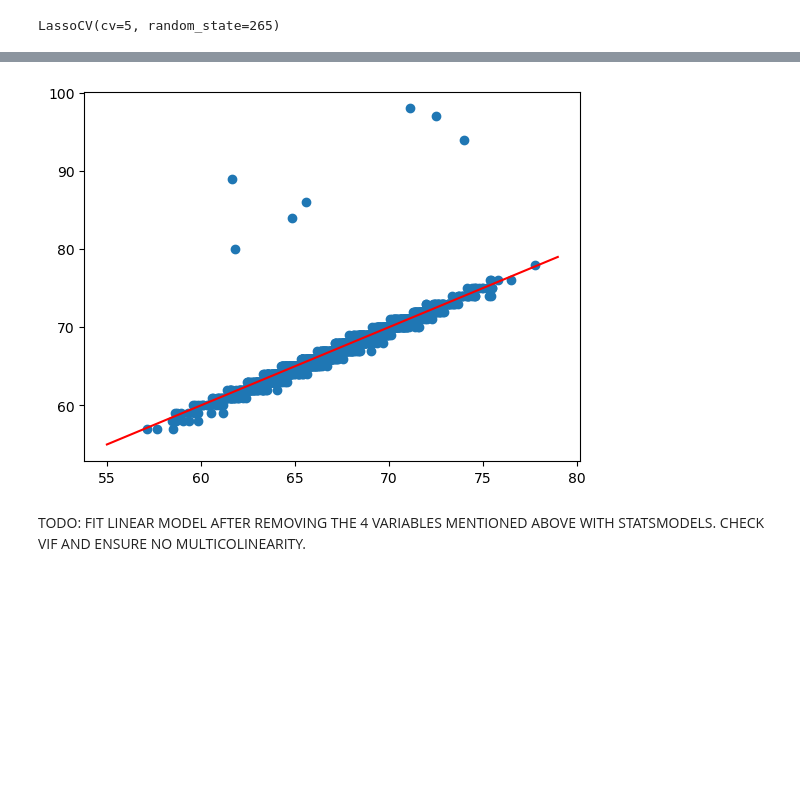
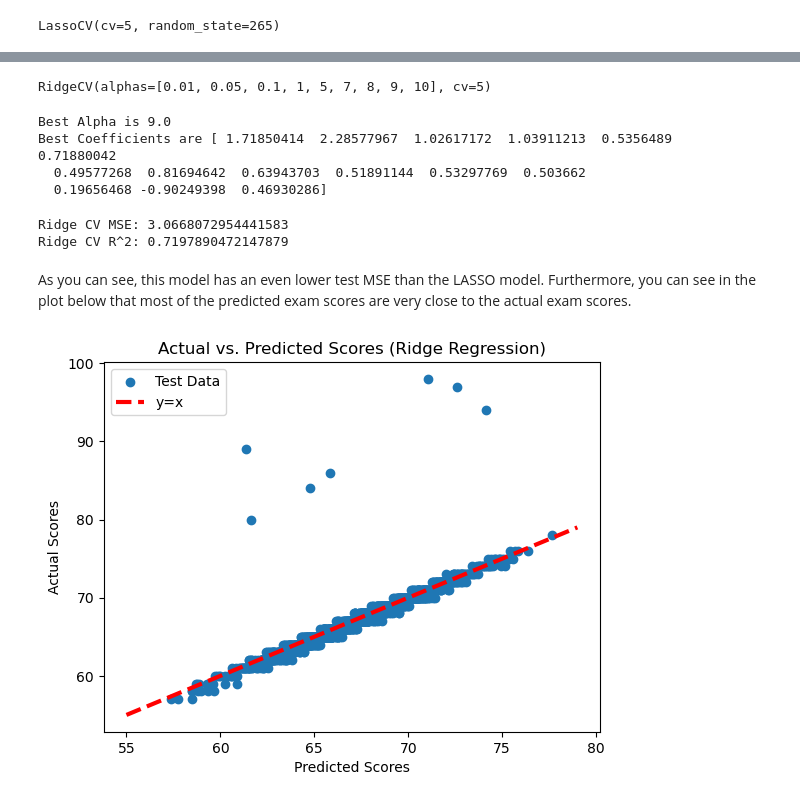
Before and after one commit to davidOplatka/csm148-project, a Jupyter notebook: linear_modeling.ipynb, the cells around one changed output, grey strips where cells are left out. Saved outputs shown, nothing was run; the diff lists cells and outputs as text; code cells hidden in the pictures; blank space fills up the shorter version.

Commit message:
Finish Linear Modeling

```diff
--- a/linear_modeling.ipynb
+++ b/linear_modeling.ipynb
@@ -29 +27,11 @@ df['Parental_Education_Level'] = pd.Categorical(df['Parental_Education_Level'],
+# %%
+numeric_columns = ['Hours_Studied', 'Attendance', 'Sleep_Hours', 'Previous_Scores', 'Tutoring_Sessions', 'Physical_Activity']
+scaler = StandardScaler()
+X_train_numeric = df_train[numeric_columns]
+X_train_numeric = scaler.fit_transform(X_train_numeric)
+df_train[numeric_columns] = X_train_numeric
+
+X_test_numeric = df_test[numeric_columns]
+X_test_numeric = scaler.fit_transform(X_test_numeric)
+df_test[numeric_columns] = X_test_numeric
 # %%
@@ -68,0 +77,3 @@ strong multicollinearity or other numerical problems.
+# %%
+df_train.drop(columns = ['Sleep_Hours', 'School_Type_Public', 'Gender_Male'], inplace=True)
+df_test.drop(columns = ['Sleep_Hours', 'School_Type_Public', 'Gender_Male'], inplace=True)
@@ -167,8 +155,33 @@ import matplotlib.pyplot as plt
+# %%
+ridge = RidgeCV(cv=5, alphas=[0.01, 0.05, 0.1, 1, 5, 7, 8, 9, 10])
+ridge.fit(df_train.drop(columns='Exam_Score'), df_train['Exam_Score'])
+# %% [output]
+RidgeCV(alphas=[0.01, 0.05, 0.1, 1, 5, 7, 8, 9, 10], cv=5)
+# %%
+print(f"Best Alpha is {ridge.alpha_}")
+print(f"Best Coefficients are {ridge.coef_}")
+# %% [output]
+Best Alpha is 9.0
+Best Coefficients are [ 1.71850414  2.28577967  1.02617172  1.03911213  0.5356489   0.71880042
+  0.49577268  0.81694642  0.63943703  0.51891144  0.53297769  0.503662
+  0.19656468 -0.90249398  0.46930286]
+# %%
+y_pred_ridge = ridge.predict(df_test.drop(columns='Exam_Score'))
+# %%
+print(f"Ridge CV MSE: {mean_squared_error(y_pred_ridge, df_test['Exam_Score'])}")
+print(f"Ridge CV R^2: {r2_score(y_pred_ridge, df_test['Exam_Score'])}")
+# %% [output]
+Ridge CV MSE: 3.0668072954441583
+Ridge CV R^2: 0.7197890472147879
+# %% [markdown]
+As you can see, this model has an even lower test MSE than the LASSO model. Furthermore, you can see in the plot below that most of the predicted exam scores are very close to the actual exam scores.
 # %%
-plt.scatter(y_pred_lasso_cv, y_test)
-plt.plot(np.arange(55, 80, 1), np.arange(55, 80, 1), color='red')
+plt.scatter(y_pred_ridge, df_test['Exam_Score'], label='Test Data')
+plt.plot(np.arange(55, 80, 1), np.arange(55, 80, 1), linestyle='--', linewidth=3, color='red', label='y=x')
+plt.xlabel('Predicted Scores')
+plt.ylabel('Actual Scores')
+plt.title('Actual vs. Predicted Scores (Ridge Regression)')
+plt.legend()
 plt.show()
 # %% [output]
-[figure, old version]
+[figure, new version]
-# %% [markdown]
-TODO: FIT LINEAR MODEL AFTER REMOVING THE 4 VARIABLES MENTIONED ABOVE WITH STATSMODELS. CHECK VIF AND ENSURE NO MULTICOLINEARITY.
```
Also changed, not shown: parts of 36 cells of this notebook.
